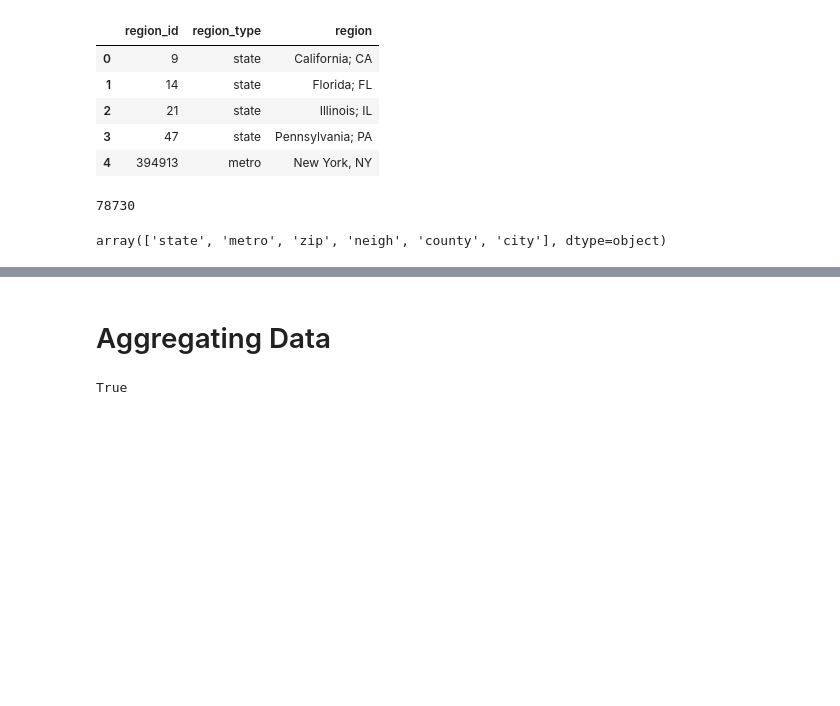
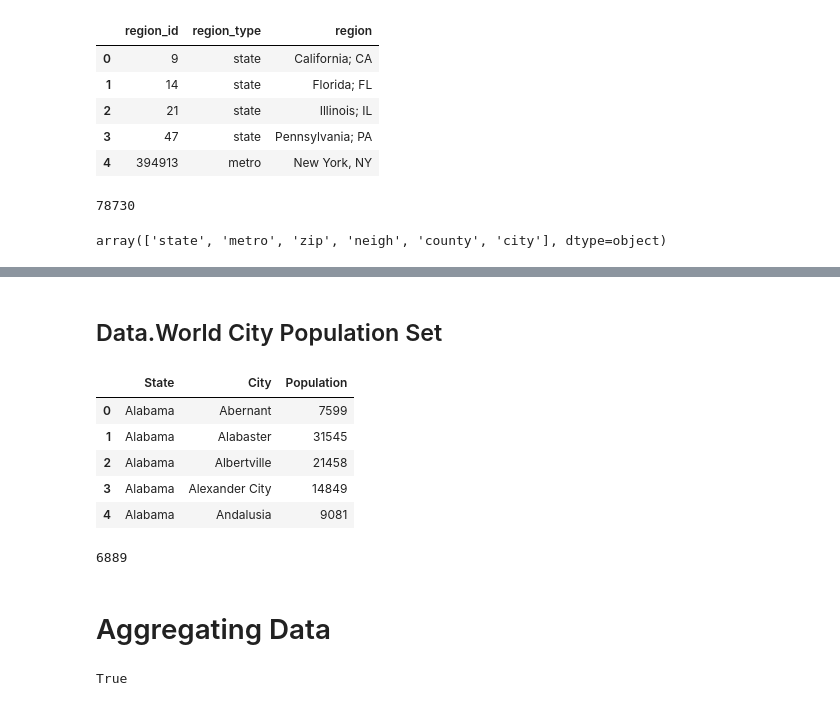
Before and after one commit to BloomTech-Labs/PT17_cityspire-f-ds, a Jupyter notebook: notebooks/exploratory/real_estate.ipynb, the cells around one changed output, grey strips where cells are left out. Saved outputs shown, nothing was run; the diff lists cells and outputs as text; code cells hidden in the pictures; blank space fills up the shorter version.

```diff
--- a/notebooks/exploratory/real_estate.ipynb
+++ b/notebooks/exploratory/real_estate.ipynb
@@ -129,3 +186,19 @@ array(['state', 'metro', 'zip', 'neigh', 'county', 'city'], dtype=object)
+# %% [markdown]
+## Data.World City Population Set
+# %%
+df = pd.read_excel('https://query.data.world/s/gewikohoj4s2gqv4bowlzpdxeu4jzl', usecols=['State', 'City', 'Population'])
+df.head()
+# %% [output]
+|  | State | City | Population |
+| 0 | Alabama | Abernant | 7599 |
+| 1 | Alabama | Alabaster | 31545 |
+| 2 | Alabama | Albertville | 21458 |
+| 3 | Alabama | Alexander City | 14849 |
+| 4 | Alabama | Andalusia | 9081 |
+# %%
+len(df)
+# %% [output]
+6889
 # %% [markdown]
 # Aggregating Data
 # %%
```
Also changed, not shown: parts of 7 cells of this notebook.
